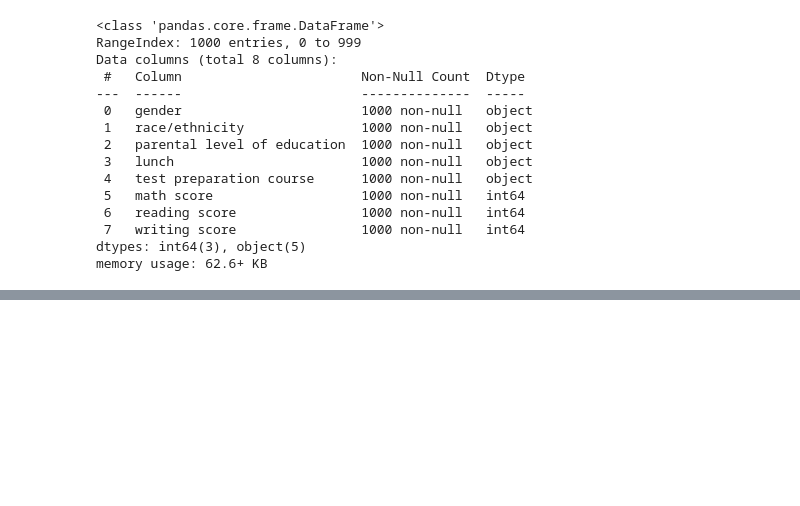
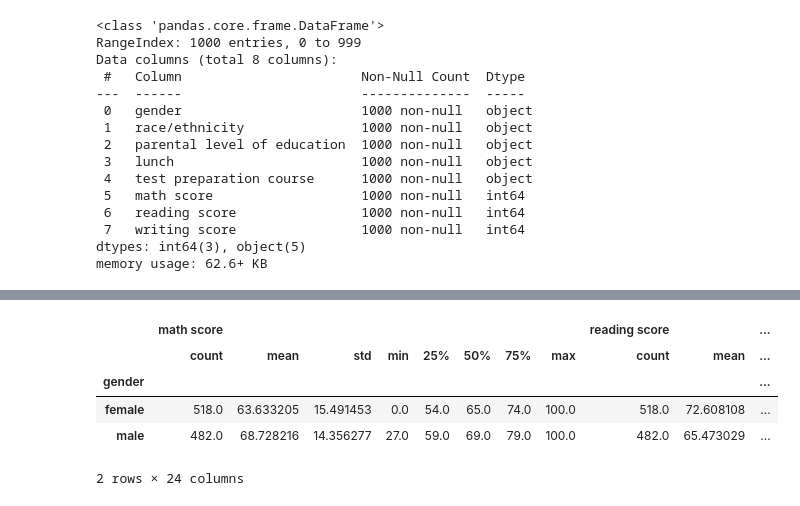
Before and after one commit to valdenio458/python-analise-de-dados-data-viking, a Jupyter notebook: Projeto_Educação.ipynb, the cells around one changed output, grey strips where cells are left out. Saved outputs shown, nothing was run; the diff lists cells and outputs as text; code cells hidden in the pictures; blank space fills up the shorter version.

```diff
--- a/Projeto_Educação.ipynb
+++ b/Projeto_Educação.ipynb
@@ -100,0 +156,9 @@ memory usage: 62.6+ KB
+# %%
+bd.groupby(by=['gender']).describe()
+# %% [output]
+|  | math score |  |  |  |  |  |  |  | reading score |  | ... |
+|  | count | mean | std | min | 25% | 50% | 75% | max | count | mean | ... |
+| gender |  |  |  |  |  |  |  |  |  |  | ... |
+| female | 518.0 | 63.633205 | 15.491453 | 0.0 | 54.0 | 65.0 | 74.0 | 100.0 | 518.0 | 72.608108 | ... |
+| male | 482.0 | 68.728216 | 14.356277 | 27.0 | 59.0 | 69.0 | 79.0 | 100.0 | 482.0 | 65.473029 | ... |
+2 rows × 24 columns
```
Also changed, not shown: parts of 8 cells of this notebook.
